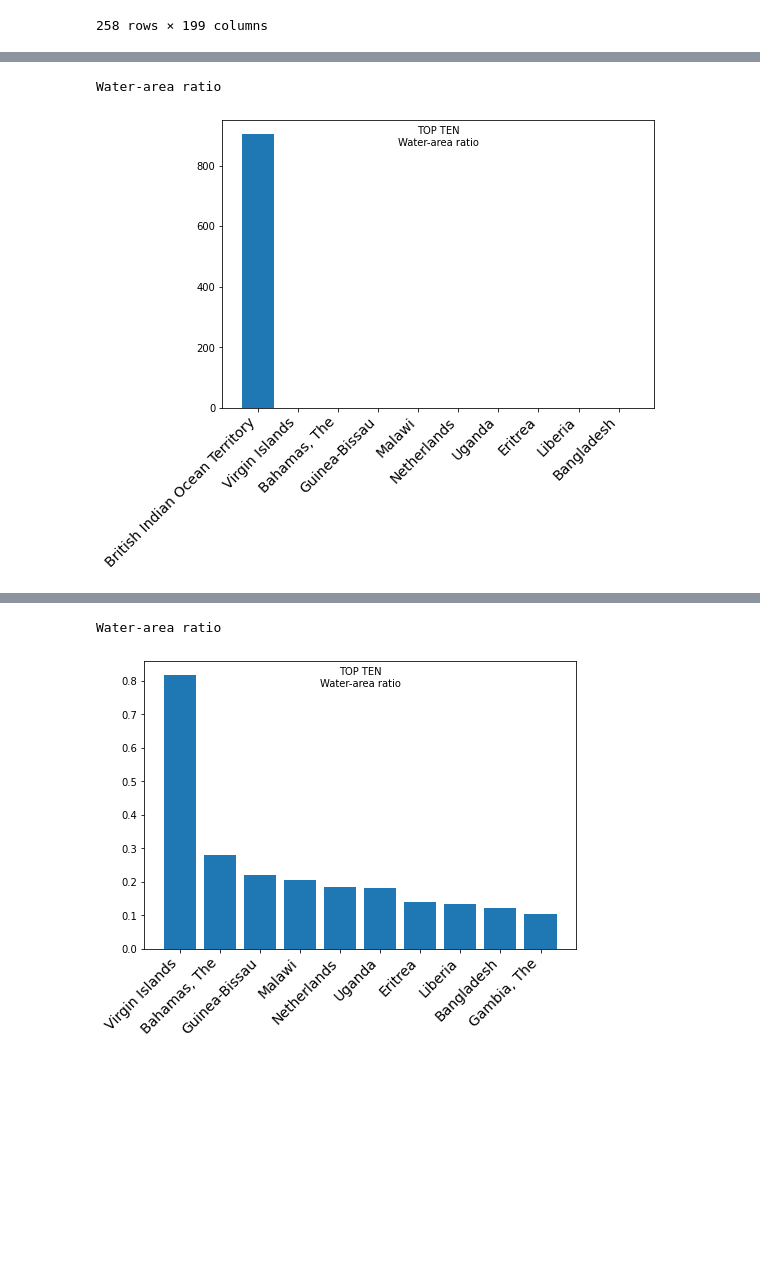
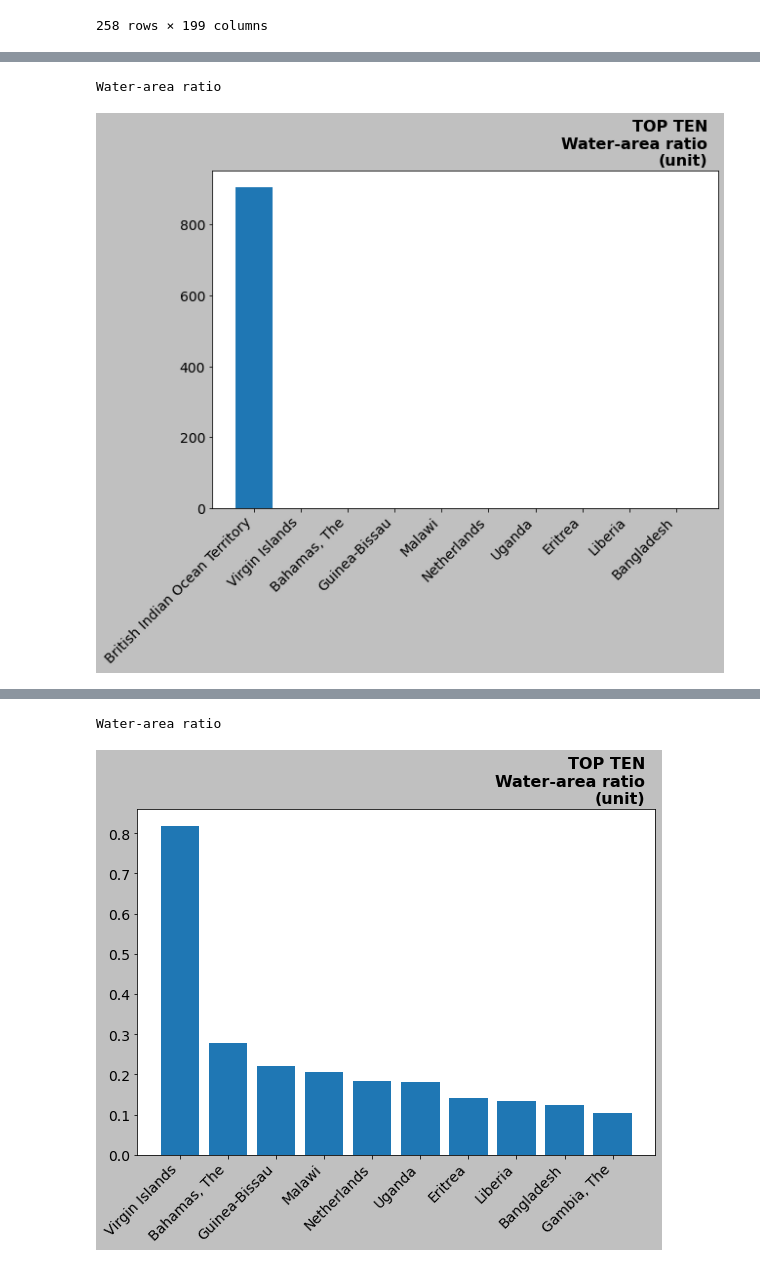
Before and after one commit to romstroller/ciaFactbook, a Jupyter notebook: ciaFBtest.ipynb, the cells around one changed output, grey strips where cells are left out. Saved outputs shown, nothing was run; the diff lists cells and outputs as text; code cells hidden in the pictures; blank space fills up the shorter version.

Commit message:
improve plot readibility

```diff
--- a/ciaFBtest.ipynb
+++ b/ciaFBtest.ipynb
@@ -426,20 +426,32 @@ df = df[ df.Country != 'World' ].copy()
 # %%
 # need to go back and get units
-def showTopTen( featName, _df, asc = False ):
+def showTopTen( featName, _df, asc = False, unit = "unit" ):
     print( featName )
 
     df10 = pd.concat( [ _df[ 'Country' ],
         pd.Series( _df[ featName ] ) ], axis=1 ).sort_values( by=[ featName ],
         ascending=asc )[ :10 ]
 
-    fig = plt.figure()
-    fig.suptitle( f"{'BOTTOM' if asc else 'TOP'} TEN\n{featName}", fontsize=10 )
+    fig = plt.figure( facecolor="silver" )
+    # plt.tight_layout()
 
-    ax = fig.add_axes( [ 0, 0, 1, 1 ] )
+    ax = fig.add_axes( [ 0, 0, 1.2, 1.2 ] )
     ax.bar( df10.iloc[ :, 0 ], df10.iloc[ :, 1 ] )
-    ax.set_xticklabels( labels=df10.iloc[ :, 0 ], rotation=45, ha='right' )
+    ax.set_title( f"{'BOTTOM' if asc else 'TOP'} TEN\n{featName}\n({unit})",
+        fontsize=16, ha="right", weight="demi", x=0.98,
+        color="black" )
+
     ax.ticklabel_format( axis='y', useOffset=False, style='plain' )
-    for tick in ax.xaxis.get_major_ticks(): tick.label.set_fontsize( 14 )
+    for tick in ax.yaxis.get_major_ticks():
+        tick.label.set_fontsize( 14 )
+        tick.label.set_color( 'black' )
+    for tick in ax.xaxis.get_major_ticks():
+        tick.label.set_fontsize( 14 )
+        tick.label.set_color( 'black' )
+        # tick.label.set_backgroundcolor("black")
+
+    plt.xticks( rotation=45, ha='right' )
+
     plt.show()
 # %%
 # largest countries.
@@ -469,7 +481,7 @@ showTopTen( 'Water-area ratio', df )
 #   across large sea vectors:
 # %% [output]
 Water-area ratio
-[figure, old version]
+[figure, new version]
 # %% [markdown]
 #### British Indian Ocean Territory
 ![British_Indian_Ocean_Territory](https://upload.wikimedia.org/wikipedia/commons/thumb/9/96/British_Indian_Ocean_Territory_in_United_Kingdom.svg/1466px-British_Indian_Ocean_Territory_in_United_Kingdom.svg.png)
@@ -483,12 +495,18 @@ to return, saying that the forced expulsion and dispossession was unlawful,
 but the UK government has repeatedly denied them the right of return. The
 islands are off-limits to Chagossians, casual tourists, and the media.
 # %%
+# In the course of this study, small island groups with colonial-territorial
+# names I'm not familiar with keep showing up. Would like to dive into more
+# detail on each of these; adding "Ashmore and Cartier Islands" to the list.
+
+ctIslands = [ 'British Indian Ocean Territory' ]
+
 # Excluding it as an outlier reveals a more intuitive distribution.
 showTopTen( 'Water-area ratio',
     df[ df.Country != 'British Indian Ocean Territory' ] )
 # %% [output]
 Water-area ratio
-[figure, old version]
+[figure, new version]
 # %%
 # It should be safe to posit that Canada is likely at least somewhat well-known
 # as a destination for those people with metal detectors you always see a few
```
Also changed, not shown: parts of 19 cells of this notebook.
